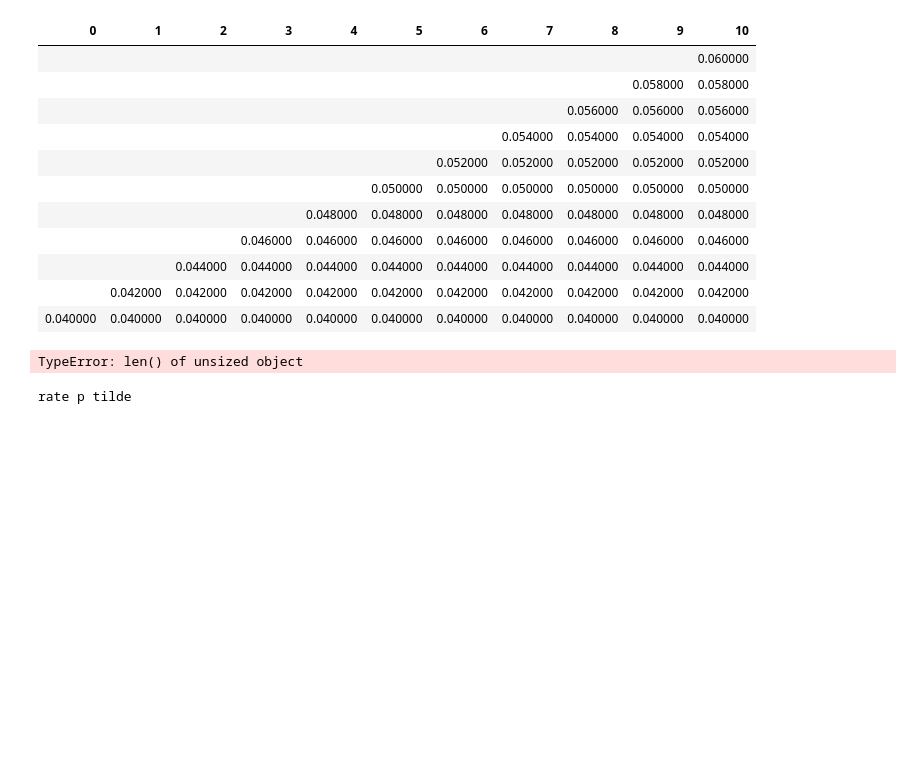
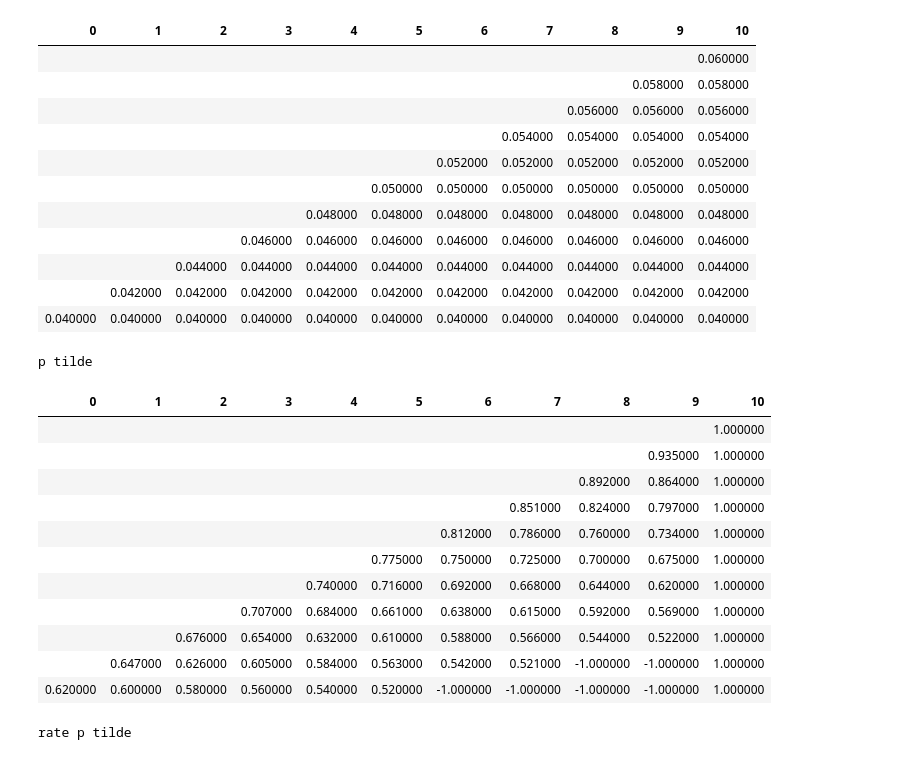
Before and after one commit to laurenjs888/convertible_bonds, a Jupyter notebook: two_coin_v1.ipynb, the cells around one changed output. Saved outputs shown, nothing was run; the diff lists cells and outputs as text; code cells hidden in the pictures; blank space fills up the shorter version.

```diff
--- a/two_coin_v1.ipynb
+++ b/two_coin_v1.ipynb
@@ -314,14 +314,26 @@ interest rates
 # %%
 distr_list = [(10, 0) for i in range(t_global + 1)]
 distr_list[t_global] = (10, 0, 0.5)
 conv_list = np.ones(t_global+1)
-call_list = np.full(None, t_global+1)
+call_list = np.full(t_global+1, None)
 cbond1 = Bond(model, 50, 0.04, distr_list, conv_list, call_list)
 cbond1.init_p_vals()
 print("p tilde")
 displayChart(cbond1.p_vals)
 # %% [output]
-TypeError: len() of unsized object
+p tilde
+| 0 | 1 | 2 | 3 | 4 | 5 | 6 | 7 | 8 | 9 | 10 |
+|  |  |  |  |  |  |  |  |  |  | 1.000000 |
+|  |  |  |  |  |  |  |  |  | 0.935000 | 1.000000 |
+|  |  |  |  |  |  |  |  | 0.892000 | 0.864000 | 1.000000 |
+|  |  |  |  |  |  |  | 0.851000 | 0.824000 | 0.797000 | 1.000000 |
+|  |  |  |  |  |  | 0.812000 | 0.786000 | 0.760000 | 0.734000 | 1.000000 |
+|  |  |  |  |  | 0.775000 | 0.750000 | 0.725000 | 0.700000 | 0.675000 | 1.000000 |
+|  |  |  |  | 0.740000 | 0.716000 | 0.692000 | 0.668000 | 0.644000 | 0.620000 | 1.000000 |
+|  |  |  | 0.707000 | 0.684000 | 0.661000 | 0.638000 | 0.615000 | 0.592000 | 0.569000 | 1.000000 |
+|  |  | 0.676000 | 0.654000 | 0.632000 | 0.610000 | 0.588000 | 0.566000 | 0.544000 | 0.522000 | 1.000000 |
+|  | 0.647000 | 0.626000 | 0.605000 | 0.584000 | 0.563000 | 0.542000 | 0.521000 | -1.000000 | -1.000000 | 1.000000 |
+| 0.620000 | 0.600000 | 0.580000 | 0.560000 | 0.540000 | 0.520000 | -1.000000 | -1.000000 | -1.000000 | -1.000000 | 1.000000 |
 # %%
 print("rate p tilde")
 displayChart(cbond1.rate_p_vals)
```
